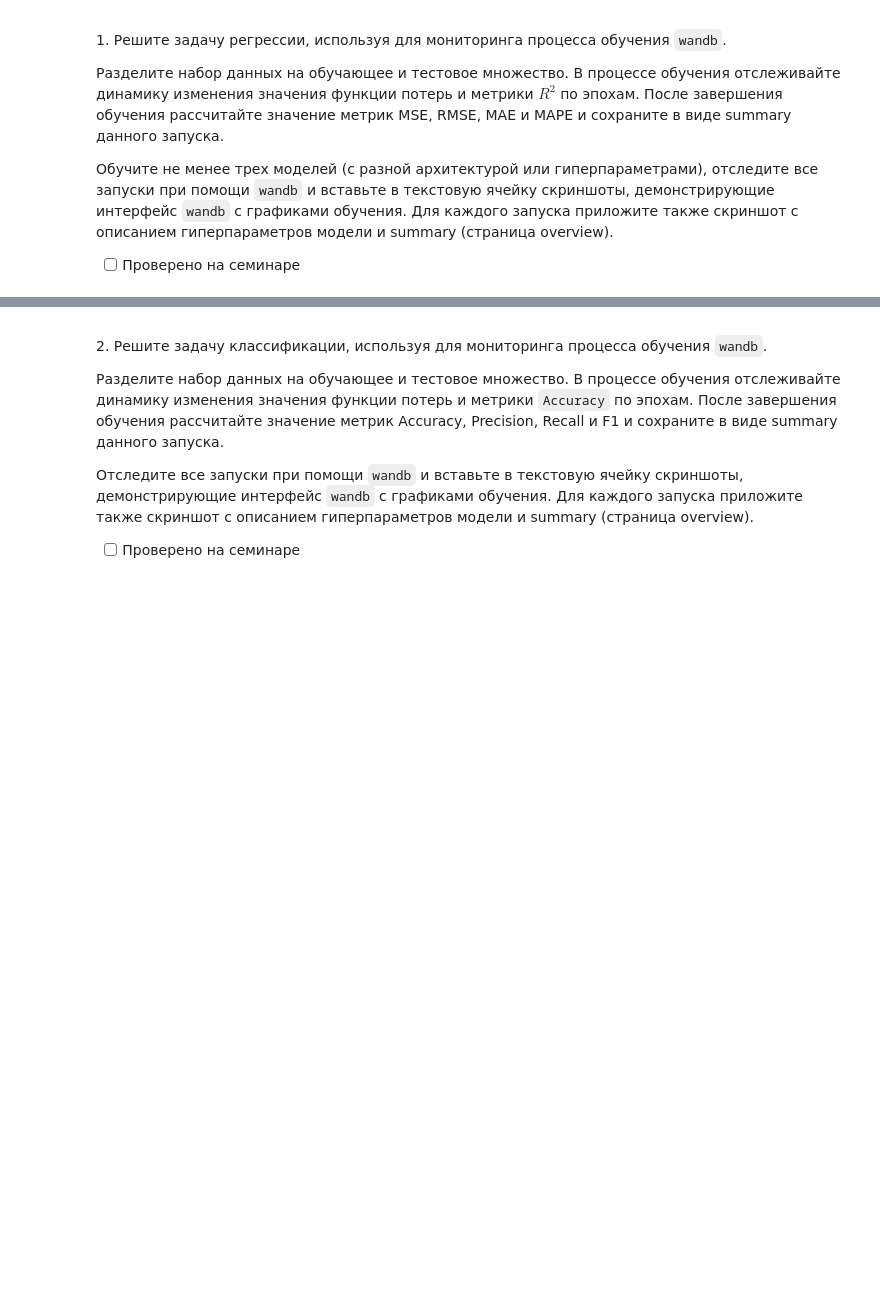
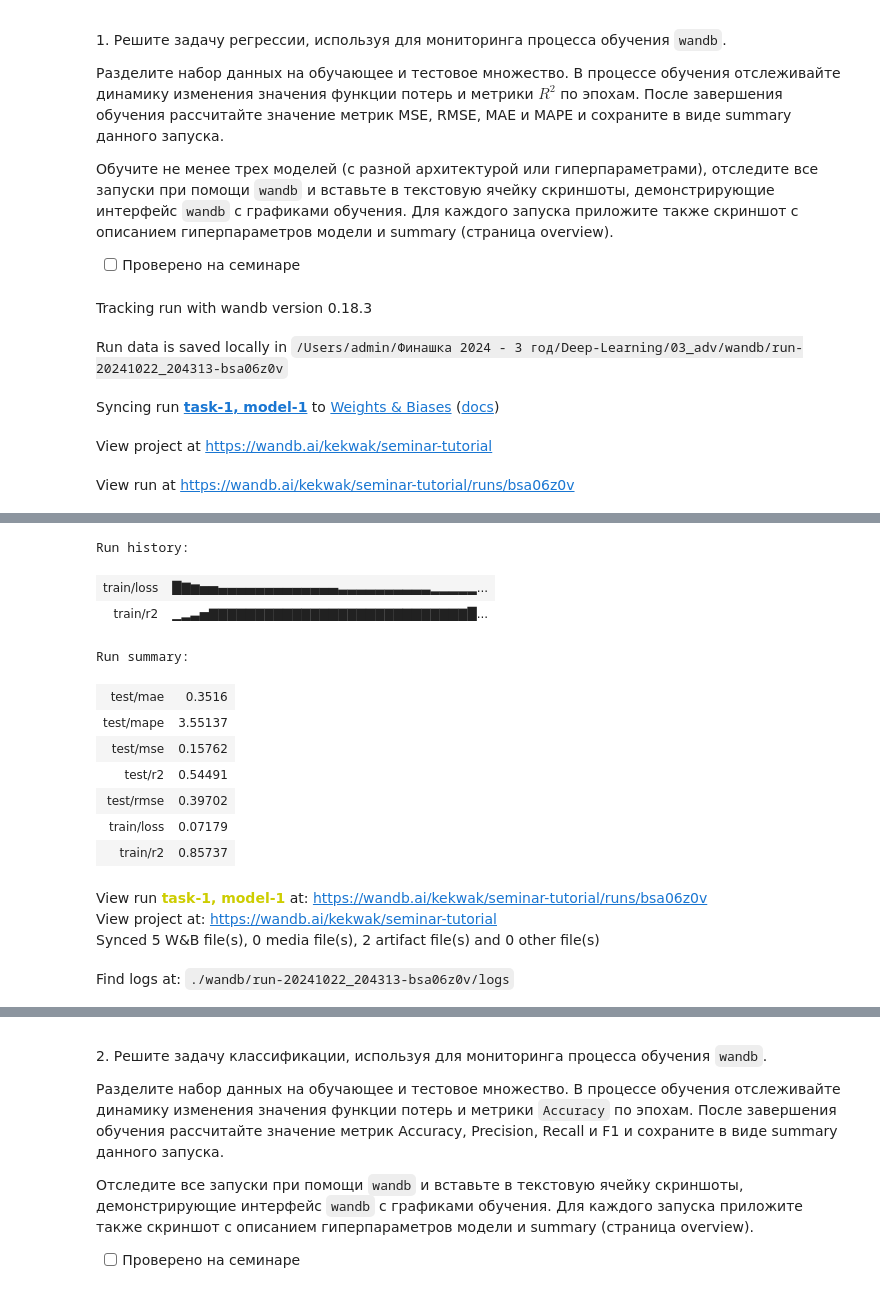
Before and after one commit to kekwak/Deep-Learning, a Jupyter notebook: 03_adv/03_1_monitoring.ipynb, the cells around one changed output, grey strips where cells are left out. Cells and saved outputs as stored; diff of their text form; code cells hidden in the pictures; blank space fills up the shorter version.

```diff
--- a/03_adv/03_1_monitoring.ipynb
+++ b/03_adv/03_1_monitoring.ipynb
@@ -90,0 +129,32 @@ y = torch.sin(2 * torch.pi * X) + 0.1 * torch.rand(X.size())
+# %%
+from torch import nn, optim
+
+model_1 = nn.Sequential(
+    nn.Linear(1, 16),
+    nn.ReLU(),
+    nn.Linear(16, 1),
+)
+optimizer_1 = optim.AdamW(model_1.parameters(), lr=0.01)
+critertion_1 = nn.MSELoss()
+
+model_2 = nn.Sequential(
+    nn.Linear(1, 32),
+    nn.ReLU(),
+    nn.Linear(32, 4),
+    nn.ReLU(),
+    nn.Linear(4, 1),
+)
+optimizer_2 = optim.AdamW(model_2.parameters(), lr=0.01)
+critertion_2 = nn.MSELoss()
+
+model_3 = nn.Sequential(
+    nn.Linear(1, 128),
+    nn.ReLU(),
+    nn.Linear(128, 64),
+    nn.ReLU(),
+    nn.Linear(64, 32),
+    nn.ReLU(),
+    nn.Linear(32, 1),
+)
+optimizer_3 = optim.AdamW(model_3.parameters(), lr=0.01)
+critertion_3 = nn.MSELoss()
@@ -90,0 +198,15 @@ y = torch.sin(2 * torch.pi * X) + 0.1 * torch.rand(X.size())
+# %%
+config = {"num_epochs": 160, "print_every": 40}
+with wandb.init(
+    project="seminar-tutorial",
+    name="task-1, model-1",
+    tags=["task-1"],
+    config=config
+):
+    train(model_1, optimizer_1, critertion_1, **config)
+# %% [output]
+Tracking run with wandb version 0.18.3
+Run data is saved locally in /Users/admin/Финашка 2024 - 3 год/Deep-Learning/03_adv/wandb/run-20241022_204313-bsa06z0v
+Syncing run task-1, model-1 to Weights & Biases (docs)
+View project at https://wandb.ai/kekwak/seminar-tutorial
+View run at https://wandb.ai/kekwak/seminar-tutorial/runs/bsa06z0v
@@ -90,0 +218,15 @@ y = torch.sin(2 * torch.pi * X) + 0.1 * torch.rand(X.size())
+Run history:
+| train/loss | █▇▆▅▅▄▄▄▄▄▄▄▄▄▄▄▄▄▃▃▃▃▃▃▃▃▃▃▂▂▂▂▂... |
+| train/r2 | ▁▂▃▅▇▇▇▇▇▇▇▇▇▇▇▇▇▇▇▇▇▇▇▇▇▇▇▇▇▇▇▇█... |
+Run summary:
+| test/mae | 0.3516 |
+| test/mape | 3.55137 |
+| test/mse | 0.15762 |
+| test/r2 | 0.54491 |
+| test/rmse | 0.39702 |
+| train/loss | 0.07179 |
+| train/r2 | 0.85737 |
+View run task-1, model-1 at: https://wandb.ai/kekwak/seminar-tutorial/runs/bsa06z0v
+View project at: https://wandb.ai/kekwak/seminar-tutorial
+Synced 5 W&B file(s), 0 media file(s), 2 artifact file(s) and 0 other file(s)
+Find logs at: ./wandb/run-20241022_204313-bsa06z0v/logs
```
Also changed, not shown: parts of 13 cells of this notebook, 2 other files.
